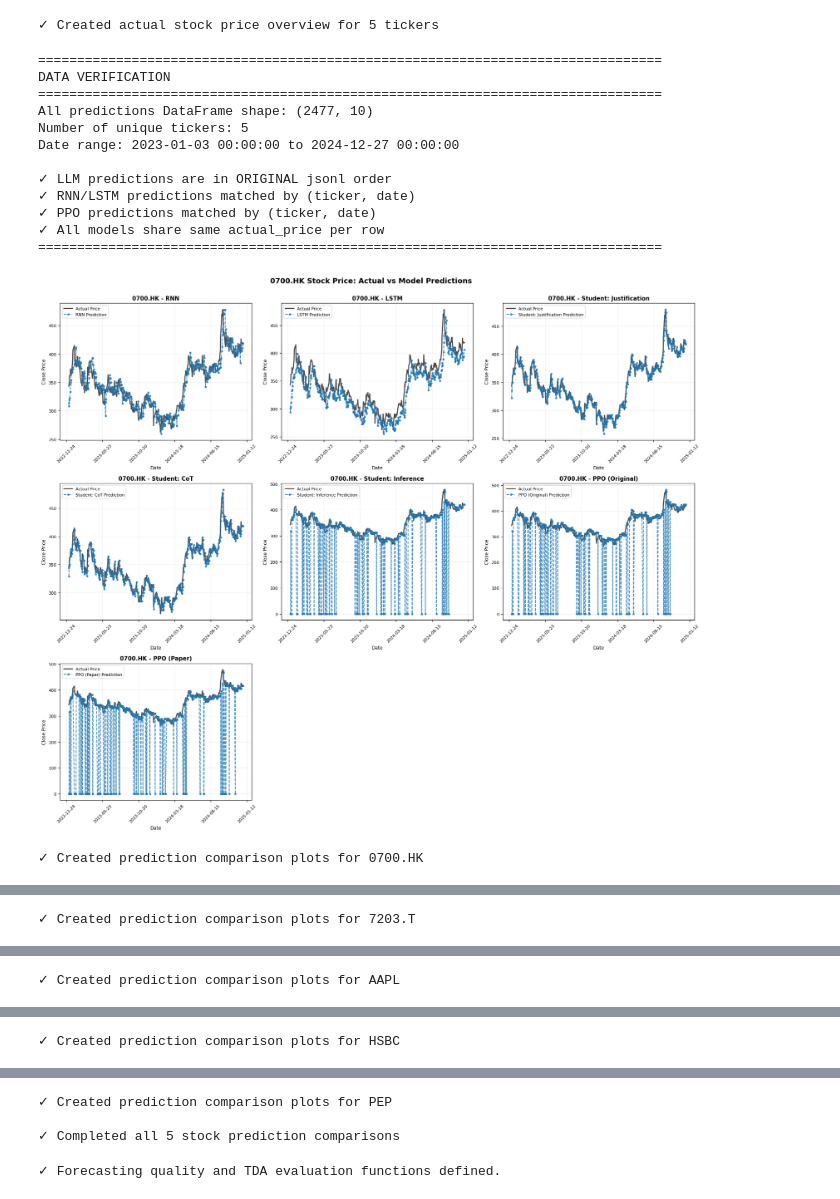
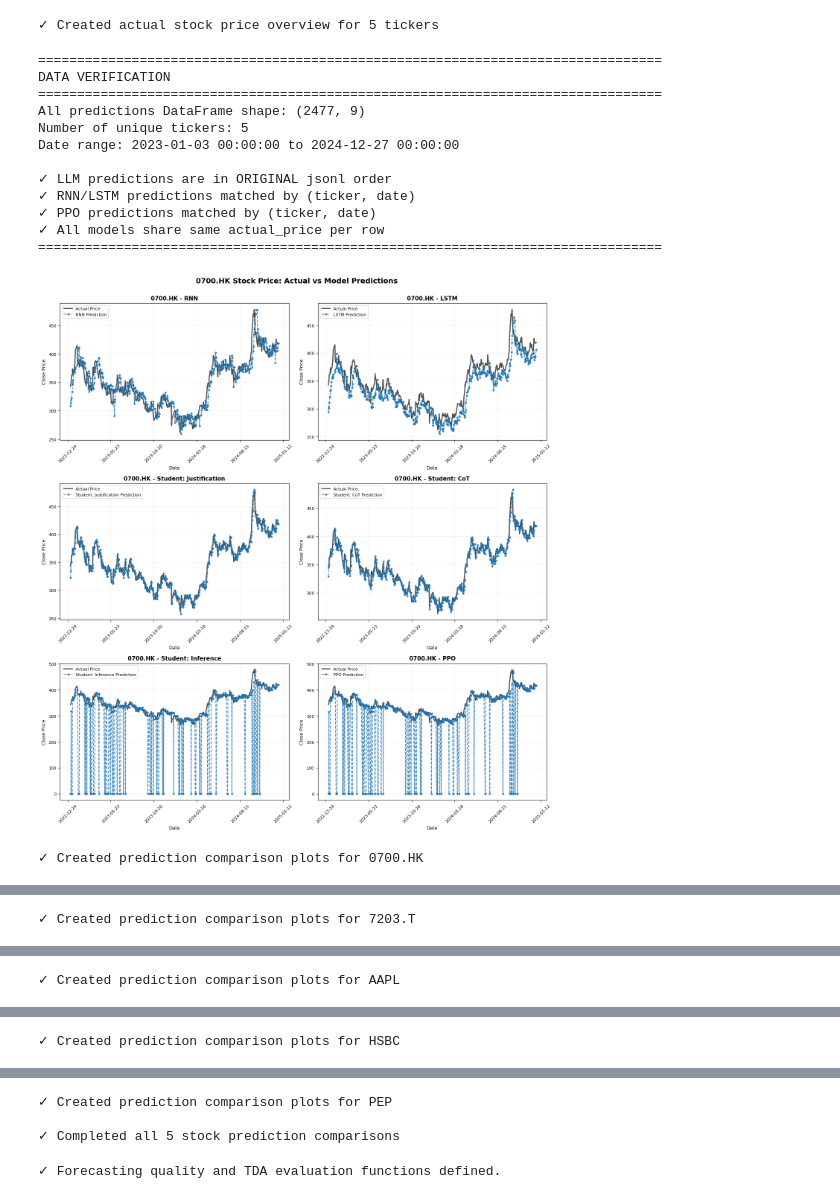
Before and after one commit to ajiayi-debug/StockPPOLLMresearch, a Jupyter notebook: model/llm_results.ipynb, the cells around one changed output, grey strips where cells are left out. Cells and saved outputs as stored; diff of their text form; code cells hidden in the pictures.

Commit message:
feat: updated results

```diff
--- a/model/llm_results.ipynb
+++ b/model/llm_results.ipynb
@@ -54,8 +54,6 @@ try:
     # --- Load PPO-adjusted predictions ---
     # Original PPO model
     inference_ppo_df = pd.read_csv('../results/test_predictions_with_ppo.csv')
-    # Optimized PPO model (Paper's Method)
-    paper_ppo_df = pd.read_csv('../results/test_predictions_with_ppo_optimized.csv')
 
     # --- Load raw LLM predictions (without PPO) ---
     with open('../results/llm_predictions_checkpoint.json', 'r') as f:
@@ -469,19 +462,10 @@ if 'inference_ppo_df' in locals() and inference_ppo_df is not None:
     inference_ppo_result = evaluate_prediction_quality(
         inference_ppo_df['ppo_adjusted_prediction'].values,
         inference_ppo_df['actual_price'].values,
-        'Inference (PPO Original)'
+        'Inference (PPO)'
     )
     if inference_ppo_result:
         forecasting_results.append(inference_ppo_result)
-
-if 'paper_ppo_df' in locals() and paper_ppo_df is not None:
-    paper_ppo_result = evaluate_prediction_quality(
-        paper_ppo_df['ppo_adjusted_prediction'].values,
-        paper_ppo_df['actual_price'].values,
-        'Inference (PPO Paper)'
-    )
-    if paper_ppo_result:
-        forecasting_results.append(paper_ppo_result)
 
 # Create comparison DataFrame
 if forecasting_results:
@@ -596,7 +579,7 @@ if forecasting_results:
     radar_data['NRMSE_norm'] = normalize_metric(radar_data['NRMSE (%)'], higher_is_better=False)
 
     # Create radar chart for LLM models only
-    llm_models_list = ['Inference (LLM only)', 'Justification (LLM only)', 'CoT (LLM only)', 'Inference (PPO Original)', 'Inference (PPO Paper)']
+    llm_models_list = ['Inference (LLM only)', 'Justification (LLM only)', 'CoT (LLM only)', 'Inference (PPO)']
     radar_data_llm = radar_data[radar_data['Model'].isin(llm_models_list)]
 
     if len(radar_data_llm) > 0:
@@ -719,20 +702,15 @@ all_predictions_df = pd.merge(
 all_predictions_df.rename(columns={'rnn_prediction': 'RNN', 'lstm_prediction': 'LSTM'}, inplace=True)
 
 # Step 4: Merge PPO predictions by matching on ticker and date
-ppo_original_df = inference_ppo_df[['ticker', 'date', 'ppo_adjusted_prediction']].rename(columns={'ppo_adjusted_prediction': 'PPO (Original)'})
-ppo_paper_df = paper_ppo_df[['ticker', 'date', 'ppo_adjusted_prediction']].rename(columns={'ppo_adjusted_prediction': 'PPO (Paper)'})
+ppo_df = inference_ppo_df[['ticker', 'date', 'ppo_adjusted_prediction']].rename(columns={'ppo_adjusted_prediction': 'PPO'})
 
 # Ensure date types are consistent for merging, coercing errors to NaT
-ppo_original_df['date'] = pd.to_datetime(ppo_original_df['date'], errors='coerce').dt.tz_localize(None)
-ppo_paper_df['date'] = pd.to_datetime(ppo_paper_df['date'], errors='coerce').dt.tz_localize(None)
+ppo_df['date'] = pd.to_datetime(ppo_df['date'], errors='coerce').dt.tz_localize(None)
 
 # Drop rows where date conversion failed
-ppo_original_df.dropna(subset=['date'], inplace=True)
-ppo_paper_df.dropna(subset=['date'], inplace=True)
+ppo_df.dropna(subset=['date'], inplace=True)
 
-
-all_predictions_df = all_predictions_df.merge(ppo_original_df, on=['ticker', 'date'], how='left')
-all_predictions_df = all_predictions_df.merge(ppo_paper_df, on=['ticker', 'date'], how='left')
+all_predictions_df = all_predictions_df.merge(ppo_df, on=['ticker', 'date'], how='left')
 
 
 # Verification
@@ -748,17 +726,15 @@ print(f"✓ PPO predictions matched by (ticker, date)")
 print(f"✓ All models share same actual_price per row")
 print("=" * 80)
 
-# Get list of model columns
-model_cols = ['RNN', 'LSTM', 'Student: Justification', 'Student: CoT', 'Student: Inference', 'PPO (Original)', 'PPO (Paper)']
-
 # Plot each stock ticker with all models
 tickers = sorted(all_predictions_df['ticker'].unique())
+model_cols = ['RNN', 'LSTM', 'Student: Justification', 'Student: CoT', 'Student: Inference', 'PPO']
 
 for ticker in tickers:
     ticker_df = all_predictions_df[all_predictions_df['ticker'] == ticker].sort_values('date').reset_index(drop=True)
 
-    # Create subplot grid for this ticker (3 rows x 3 columns for 7 models)
-    fig, axes = plt.subplots(3, 3, figsize=(18, 15))
+    # Create subplot grid for this ticker (3 rows x 2 columns for 6 models)
+    fig, axes = plt.subplots(3, 2, figsize=(14, 15))
     axes = axes.flatten()
 
     for idx, model in enumerate(model_cols):
@@ -783,34 +759,34 @@ for ticker in tickers:
 
         # Format x-axis for better date readability
         ax.xaxis.set_major_formatter(mdates.DateFormatter('%Y-%m-%d'))
         ax.xaxis.set_major_locator(mticker.MaxNLocator(6)) # Show around 6 ticks
         ax.tick_params(axis='x', rotation=45)
 
     # Hide any unused subplots
     for i in range(len(model_cols), len(axes)):
         axes[i].axis('off')
 
     plt.suptitle(f'{ticker} Stock Price: Actual vs Model Predictions',
-                 fontsize=14, fontweight='bold', y=1.00)
+                    fontsize=14, fontweight='bold', y=1.00)
     plt.tight_layout()
     plt.savefig(f'../results/{ticker}_model_predictions.png', dpi=300, bbox_inches='tight')
     plt.show()
 
     print(f"✓ Created prediction comparison plots for {ticker}")
 
 print(f"\n✓ Completed all {len(tickers)} stock prediction comparisons")
 # %% [output]
 ================================================================================
 DATA VERIFICATION
 ================================================================================
-All predictions DataFrame shape: (2477, 10)
+All predictions DataFrame shape: (2477, 9)
 Number of unique tickers: 5
 Date range: 2023-01-03 00:00:00 to 2024-12-27 00:00:00
 
 ✓ LLM predictions are in ORIGINAL jsonl order
 ✓ RNN/LSTM predictions matched by (ticker, date)
 ✓ PPO predictions matched by (ticker, date)
 ✓ All models share same actual_price per row
 ================================================================================
-[figure, old version]
+[figure, new version]
 ✓ Created prediction comparison plots for 0700.HK
```
Also changed, not shown: parts of 8 cells of this notebook, 12 other files.
